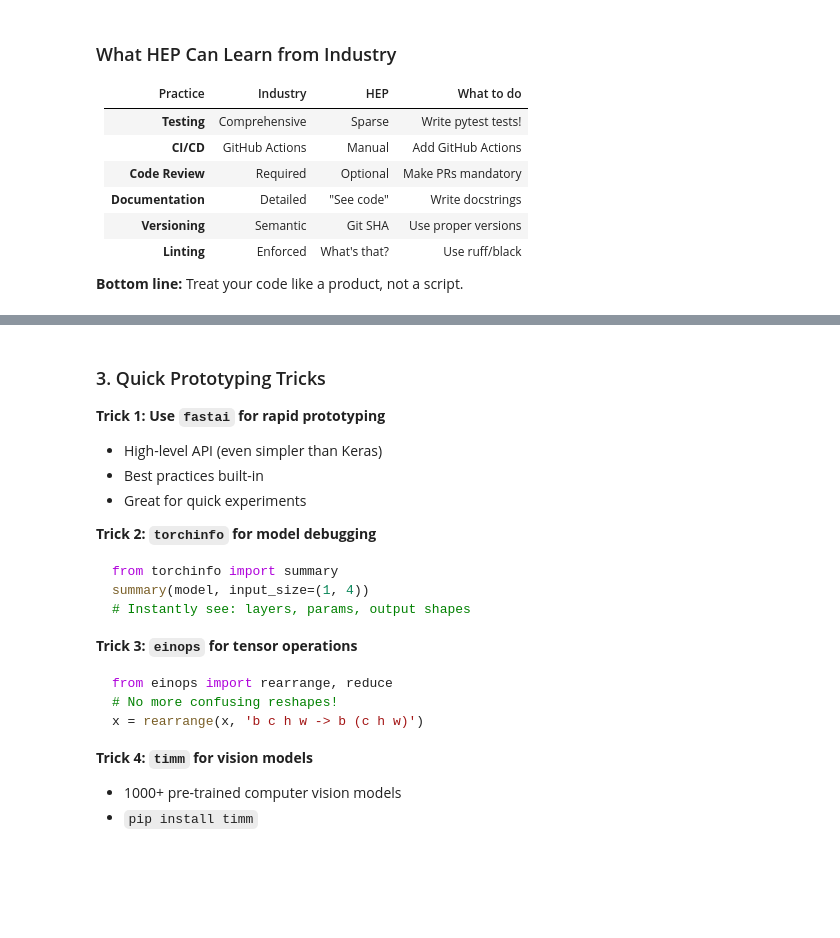
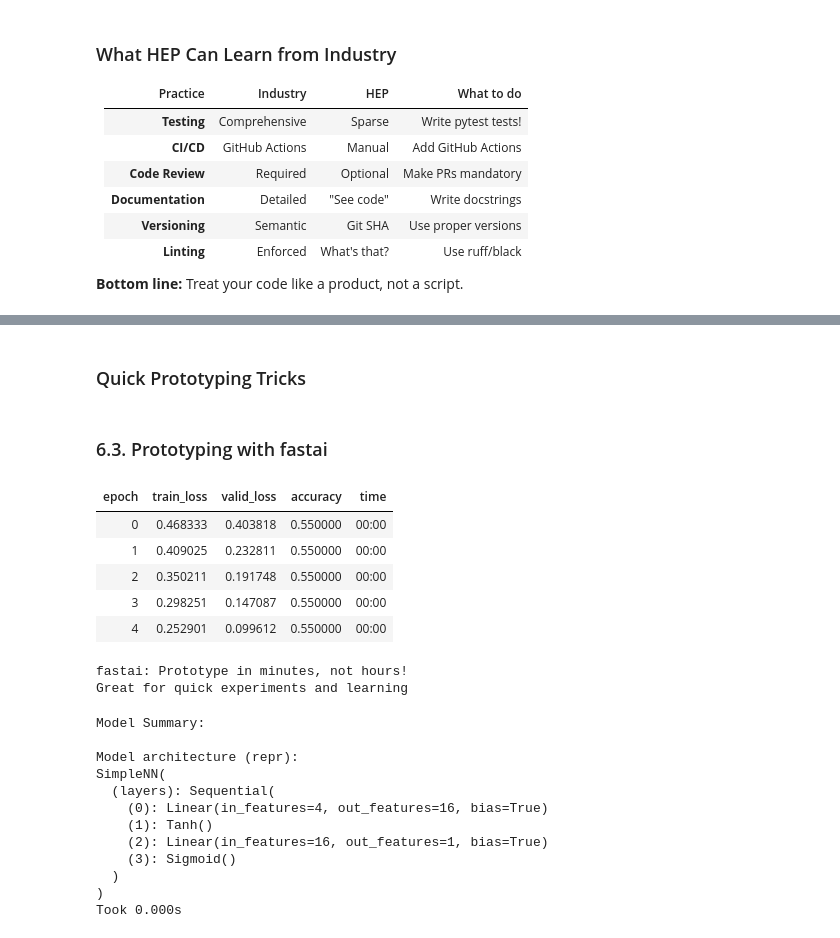
Before and after one commit to livaage/pyhep-dev-ml-talk, a Jupyter notebook: pyhep-talk.ipynb, the cells around one changed output, grey strips where cells are left out. Saved outputs shown, nothing was run; the diff lists cells and outputs as text; code cells hidden in the pictures; blank space fills up the shorter version.

````diff
--- a/pyhep-talk.ipynb
+++ b/pyhep-talk.ipynb
@@ -1025,28 +1303,35 @@ except Exception as e:
-# %% [markdown]
-### 3. Quick Prototyping Tricks
-
-**Trick 1: Use `fastai` for rapid prototyping**
-- High-level API (even simpler than Keras)
-- Best practices built-in
-- Great for quick experiments
-
-**Trick 2: `torchinfo` for model debugging**
-```python
-from torchinfo import summary
-summary(model, input_size=(1, 4))
-# Instantly see: layers, params, output shapes
-```
-
-**Trick 3: `einops` for tensor operations**
-```python
-from einops import rearrange, reduce
-# No more confusing reshapes!
-x = rearrange(x, 'b c h w -> b (c h w)')
-```
-
-**Trick 4: `timm` for vision models**
-- 1000+ pre-trained computer vision models
-- `pip install timm`
+# %% [markdown]
+### Quick Prototyping Tricks
+# %% [markdown]
+### 6.3. Prototyping with fastai
+# %%
+
+# Trick 5: fastai for rapid prototyping
+
+from fastai.tabular.all import *
+import pandas as pd
+
+# Create dataset from your features
+data = pd.DataFrame(X_train, columns=[f'feature_{j}' for j in range(4)])
+data['target'] = y_train
+
+# Use fastai - very simple!
+dls = TabularDataLoaders.from_df(data, path='.', y_names='target')
+learn = tabular_learner(dls, layers=[200,100], metrics=accuracy)
+
+learn.fit(5, lr=1e-3)
+
+print('fastai: Prototype in minutes, not hours!')
+print('Great for quick experiments and learning')
+# %% [output]
+| epoch | train_loss | valid_loss | accuracy | time |
+| 0 | 0.468333 | 0.403818 | 0.550000 | 00:00 |
+| 1 | 0.409025 | 0.232811 | 0.550000 | 00:00 |
+| 2 | 0.350211 | 0.191748 | 0.550000 | 00:00 |
+| 3 | 0.298251 | 0.147087 | 0.550000 | 00:00 |
+| 4 | 0.252901 | 0.099612 | 0.550000 | 00:00 |
+fastai: Prototype in minutes, not hours!
+Great for quick experiments and learning
 # %%
 # Quick tricks demo
 
@@ -1066,9 +1351,17 @@ import time
 start = time.time()
 # ... your code ...
 print(f"Took {time.time() - start:.3f}s")
-
-# Better: Use %%time or %%timeit in Jupyter!
-
-print("
-💡 Small tricks add up to big time savings!")
+# %% [output]
+Model Summary:
+
+Model architecture (repr):
+SimpleNN(
+  (layers): Sequential(
+    (0): Linear(in_features=4, out_features=16, bias=True)
+    (1): Tanh()
+    (2): Linear(in_features=16, out_features=1, bias=True)
+    (3): Sigmoid()
+  )
+)
+Took 0.000s
 # %% [markdown]
````
Also changed, not shown: parts of 43 cells of this notebook, 4 other files.
